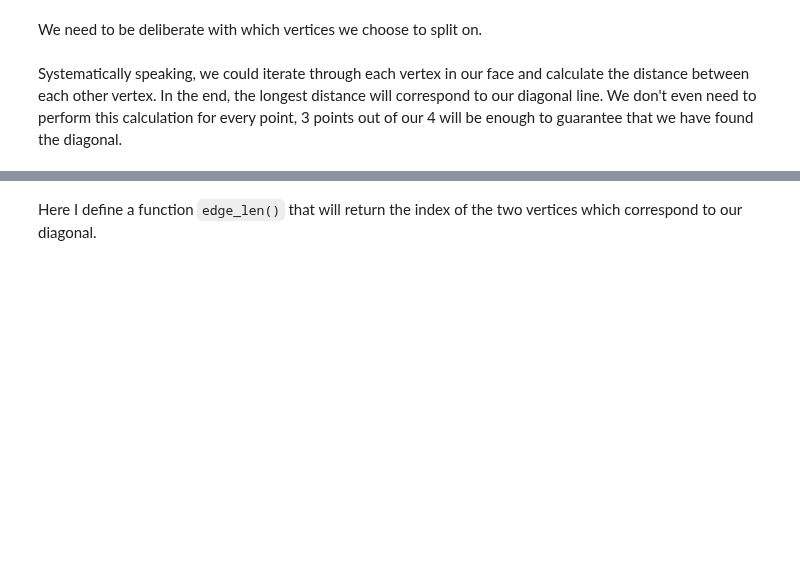
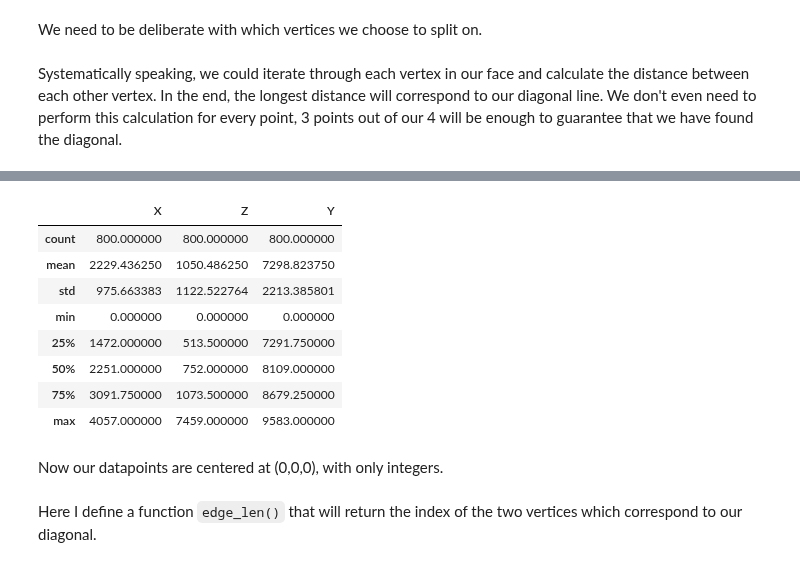
Before and after one commit to suryashch/3d_modelling, a Jupyter notebook: reducing-mesh-density/notebooks/obj-eda.ipynb, the cells around one changed output, grey strips where cells are left out. Cells and saved outputs as stored; diff of their text form; code cells hidden in the pictures; blank space fills up the shorter version.

```diff
--- a/reducing-mesh-density/notebooks/obj-eda.ipynb
+++ b/reducing-mesh-density/notebooks/obj-eda.ipynb
@@ -324,0 +353,7 @@ Systematically speaking, we could iterate through each vertex in our face and ca
+# %%
+vertices_new = (vertices_new * 10000).astype(int)
+vertices_new['X'] = vertices_new['X'] + abs(min(vertices_new['X']))
+vertices_new['Y'] = vertices_new['Y'] + abs(min(vertices_new['Y']))
+vertices_new['Z'] = vertices_new['Z'] + abs(min(vertices_new['Z']))
+
+vertices_new.head()
@@ -325,3 +367,17 @@ Systematically speaking, we could iterate through each vertex in our face and ca
+# %%
+vertices_new.describe()
+# %% [output]
+|  | X | Z | Y |
+| count | 800.000000 | 800.000000 | 800.000000 |
+| mean | 2229.436250 | 1050.486250 | 7298.823750 |
+| std | 975.663383 | 1122.522764 | 2213.385801 |
+| min | 0.000000 | 0.000000 | 0.000000 |
+| 25% | 1472.000000 | 513.500000 | 7291.750000 |
+| 50% | 2251.000000 | 752.000000 | 8109.000000 |
+| 75% | 3091.750000 | 1073.500000 | 8679.250000 |
+| max | 4057.000000 | 7459.000000 | 9583.000000 |
+# %% [markdown]
+Now our datapoints are centered at (0,0,0), with only integers.
 # %% [markdown]
 Here I define a function `edge_len()` that will return the index of the two vertices which correspond to our diagonal.
 # %%
```
Also changed, not shown: parts of 9 cells of this notebook.
